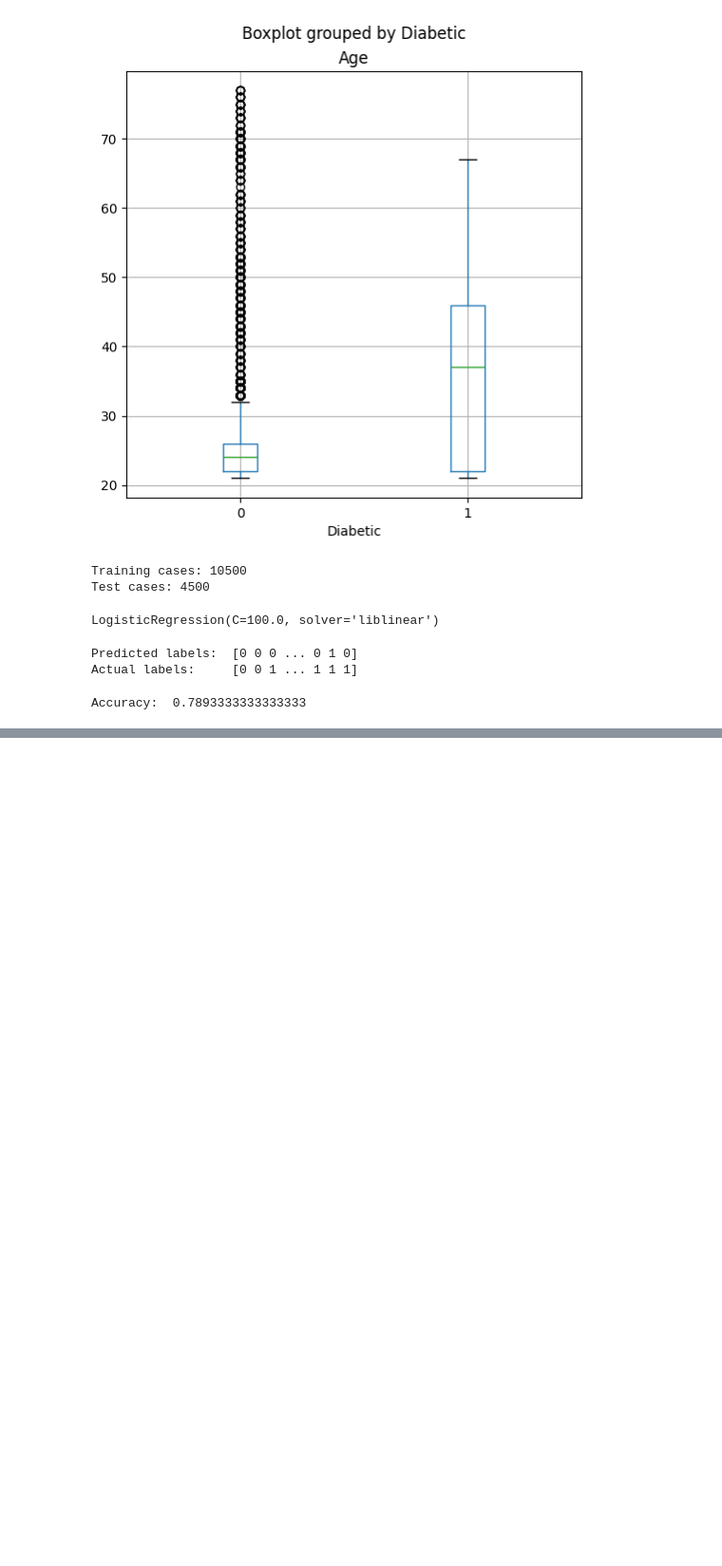
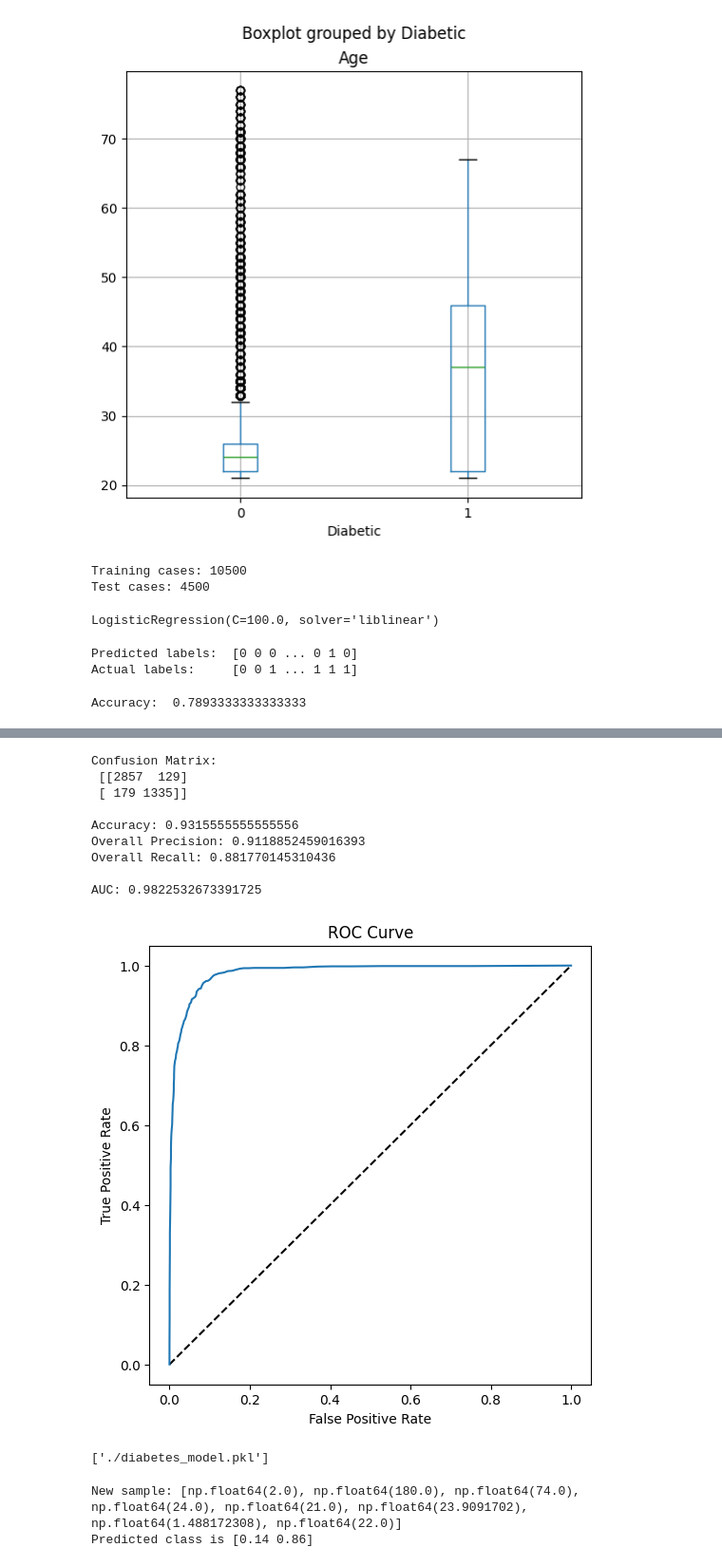
Before and after one commit to Iakithega/dp100_ds_associate_azure, a Jupyter notebook: 1_ml_foundations/1_12_train_classification/1_12_1_binary_classification.ipynb, the cells around one changed output, grey strips where cells are left out. Shown: that part at 95% size. Drawn from its saved outputs; the diff is of its cells as text; code cells hidden in the pictures; blank space fills up the shorter version.

Commit message:
worked with classification pipelines

```diff
--- a/1_ml_foundations/1_12_train_classification/1_12_1_binary_classification.ipynb
+++ b/1_ml_foundations/1_12_train_classification/1_12_1_binary_classification.ipynb
@@ -126,0 +295,10 @@ Accuracy:  0.7893333333333333
+# %%
+from sklearn.ensemble import RandomForestClassifier
+
+# Create preprocessing and training pipeline
+pipeline = Pipeline(steps=[('preprocessor', preprocessor),
+                           ('logregressor', RandomForestClassifier(n_estimators=100))])
+
+# fit the pipeline to train a random forest model on the training set
+model = pipeline.fit(X_train, (y_train))
+print (model)
@@ -126,0 +316,62 @@ Accuracy:  0.7893333333333333
+# %%
+predictions = model.predict(X_test)
+y_scores = model.predict_proba(X_test)
+cm = confusion_matrix(y_test, predictions)
+print ('Confusion Matrix:\n',cm, '\n')
+print('Accuracy:', accuracy_score(y_test, predictions))
+print("Overall Precision:",precision_score(y_test, predictions))
+print("Overall Recall:",recall_score(y_test, predictions))
+auc = roc_auc_score(y_test,y_scores[:,1])
+print('\nAUC: ' + str(auc))
+
+# calculate ROC curve
+fpr, tpr, thresholds = roc_curve(y_test, y_scores[:,1])
+
+# plot ROC curve
+fig = plt.figure(figsize=(6, 6))
+# Plot the diagonal 50% line
+plt.plot([0, 1], [0, 1], 'k--')
+# Plot the FPR and TPR achieved by our model
+plt.plot(fpr, tpr)
+plt.xlabel('False Positive Rate')
+plt.ylabel('True Positive Rate')
+plt.title('ROC Curve')
+plt.show()
+# %% [output]
+Confusion Matrix:
+ [[2857  129]
+ [ 179 1335]]
+
+Accuracy: 0.9315555555555556
+Overall Precision: 0.9118852459016393
+Overall Recall: 0.881770145310436
+
+AUC: 0.9822532673391725
+[figure, added]
+# %%
+import joblib
+
+# Save the model as a pickle file
+filename = './diabetes_model.pkl'
+joblib.dump(model, filename)
+# %% [output]
+['./diabetes_model.pkl']
+# %%
+# Load the model from the file
+model = joblib.load(filename)
+
+# predict on a new sample
+# The model accepts an array of feature arrays (so you can predict the classes of multiple patients in a single call)
+# We'll create an array with a single array of features, representing one patient
+X_new = np.array([[2,180,74,24,21,23.9091702,1.488172308,22]])
+print ('New sample: {}'.format(list(X_new[0])))S
+
+# Get a prediction
+pred = model.predict_proba(X_new)
+
+# The model returns an array of predictions - one for each set of features submitted
+# In our case, we only submitted one patient, so our prediction is the first one in the resulting array.
+print('Predicted class is {}'.format(pred[0]))
+# %% [output]
+New sample: [np.float64(2.0), np.float64(180.0), np.float64(74.0), np.float64(24.0), np.float64(21.0), np.float64(23.9091702), np.float64(1.488172308), np.float64(22.0)]
+Predicted class is [0.14 0.86]
```
Also changed, not shown: parts of 11 cells of this notebook, 1 other file.
